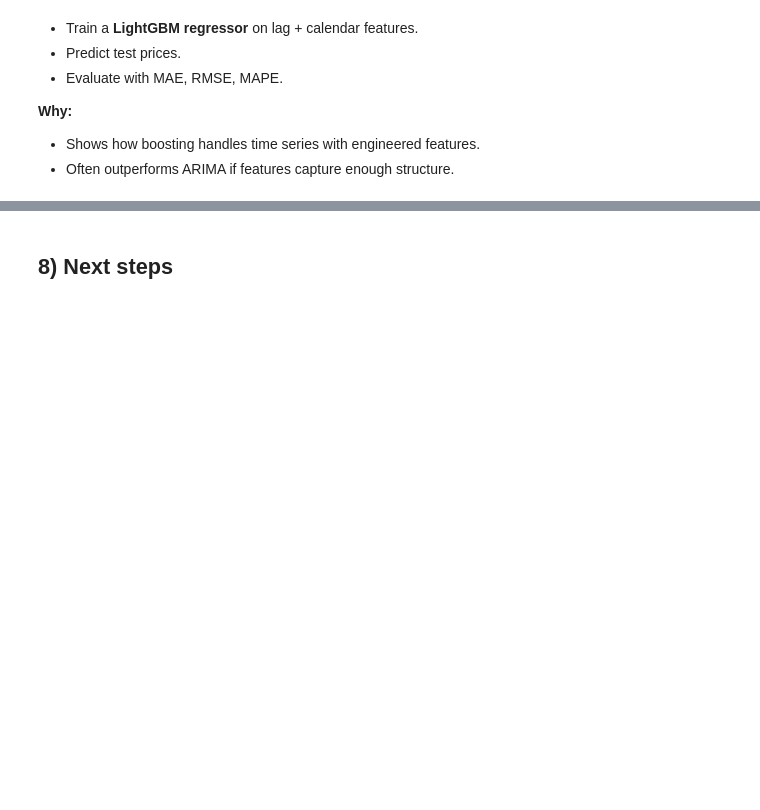
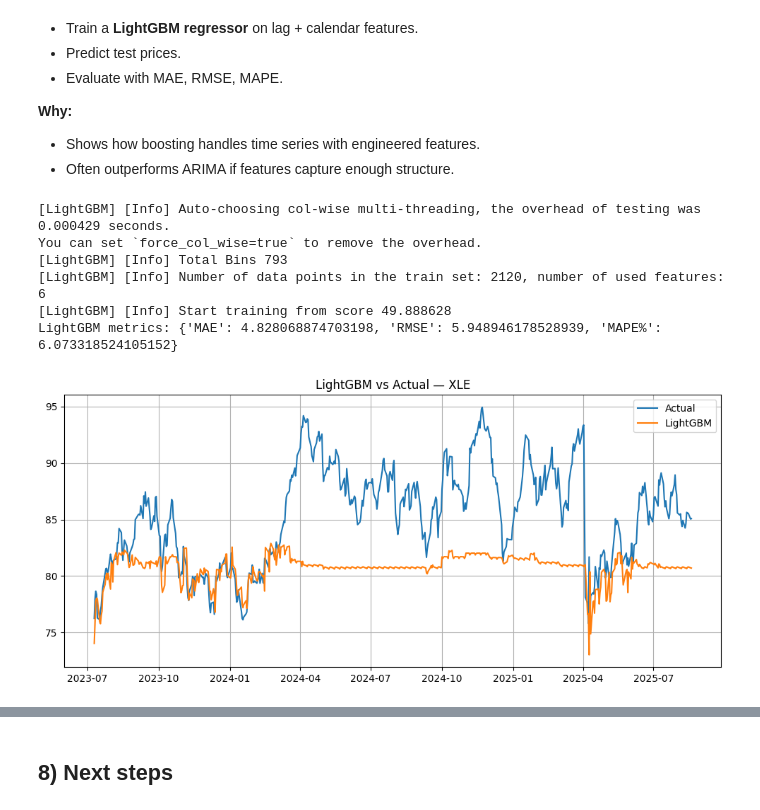
Before and after one commit to matteodimauro/electricity-futures-forecasting, a Jupyter notebook: notebooks/01_yfinance_mvp.ipynb, the cells around one changed output, grey strips where cells are left out. Drawn from its saved outputs; the diff is of its cells as text; code cells hidden in the pictures; blank space fills up the shorter version.

```diff
--- a/notebooks/01_yfinance_mvp.ipynb
+++ b/notebooks/01_yfinance_mvp.ipynb
@@ -280,21 +343,5 @@ plt.legend(); plt.title(f"ARIMA vs Actual — {TICKER}"); plt.show()
 # %% [markdown]
 ## 6) Machine Learning with LightGBM
-# %%
-lgbm = lgb.LGBMRegressor(
-    n_estimators=800, learning_rate=0.02,
-    subsample=0.9, colsample_bytree=0.9,
-    random_state=42
-)
-lgbm.fit(X_tr, y_tr)
-lgbm_fc = lgbm.predict(X_te)
-
-m_lgbm = metrics(y_te, lgbm_fc)
-print("LightGBM metrics:", m_lgbm)
-
-plt.figure()
-plt.plot(test["Date"], y_te, label="Actual")
-plt.plot(test["Date"], lgbm_fc, label="LightGBM")
-plt.legend(); plt.title(f"LightGBM vs Actual — {TICKER}"); plt.show()
 # %% [markdown]
 - Train a **LightGBM regressor** on lag + calendar features.
 - Predict test prices.
@@ -303,3 +350,33 @@ plt.legend(); plt.title(f"LightGBM vs Actual — {TICKER}"); plt.show()
 **Why:**
 - Shows how boosting handles time series with engineered features.
 - Often outperforms ARIMA if features capture enough structure.
+# %%
+# Flatten column names for LightGBM compatibility
+X_tr_flat = X_tr.copy()
+X_te_flat = X_te.copy()
+X_tr_flat.columns = [str(c[0]) for c in X_tr.columns]
+X_te_flat.columns = [str(c[0]) for c in X_te.columns]
+
+lgbm = lgb.LGBMRegressor(
+    n_estimators=800, learning_rate=0.02,
+    subsample=0.9, colsample_bytree=0.9,
+    random_state=42
+)
+lgbm.fit(X_tr_flat, y_tr)
+lgbm_fc = lgbm.predict(X_te_flat)
+
+m_lgbm = metrics(y_te, lgbm_fc)
+print("LightGBM metrics:", m_lgbm)
+
+plt.figure()
+plt.plot(test["Date"], y_te, label="Actual")
+plt.plot(test["Date"], lgbm_fc, label="LightGBM")
+plt.legend(); plt.title(f"LightGBM vs Actual — {TICKER}"); plt.show()
+# %% [output]
+[LightGBM] [Info] Auto-choosing col-wise multi-threading, the overhead of testing was 0.000429 seconds.
+You can set `force_col_wise=true` to remove the overhead.
+[LightGBM] [Info] Total Bins 793
+[LightGBM] [Info] Number of data points in the train set: 2120, number of used features: 6
+[LightGBM] [Info] Start training from score 49.888628
+LightGBM metrics: {'MAE': 4.828068874703198, 'RMSE': 5.948946178528939, 'MAPE%': 6.073318524105152}
+[figure, added]
```
Also changed, not shown: parts of 22 cells of this notebook.
